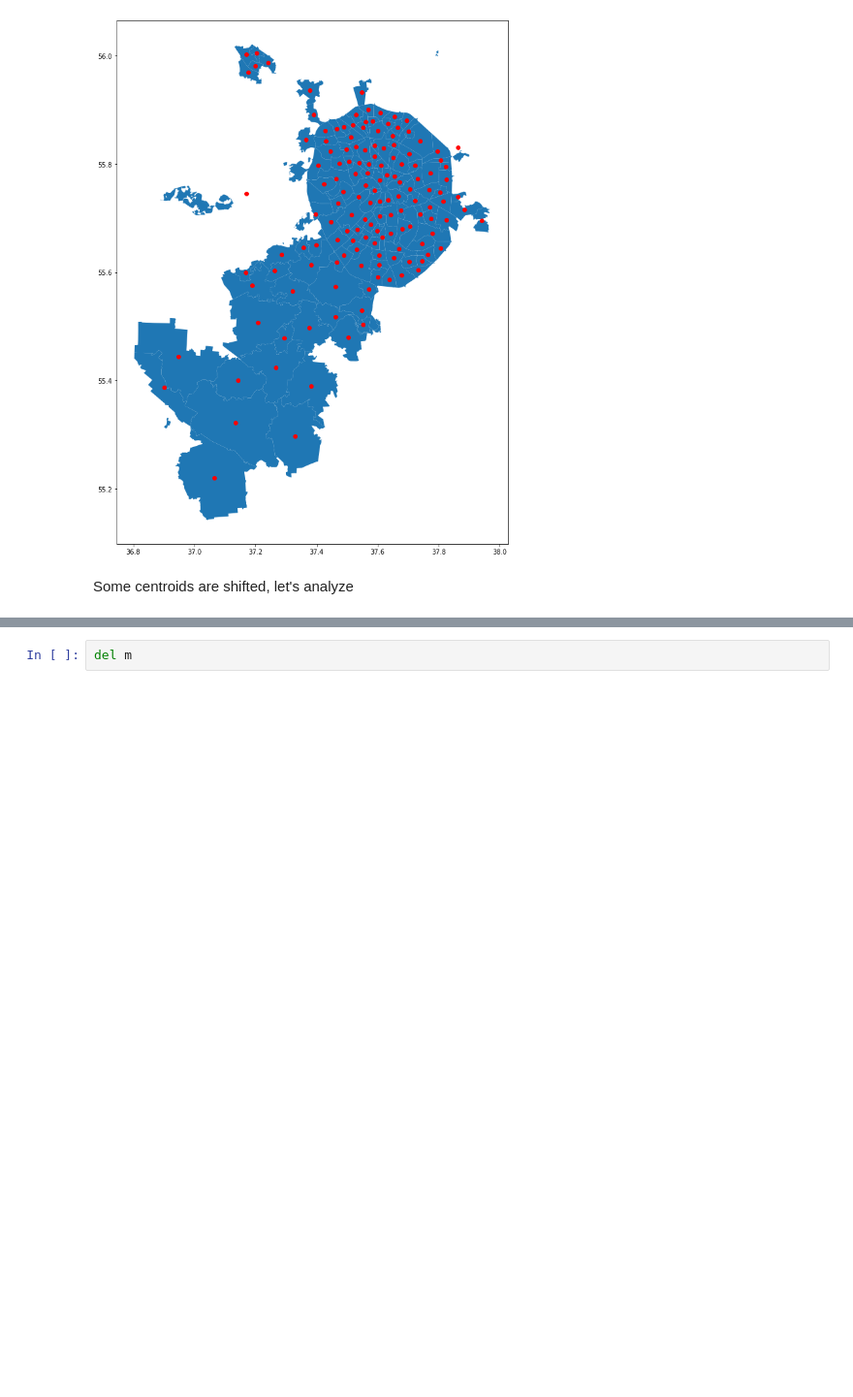
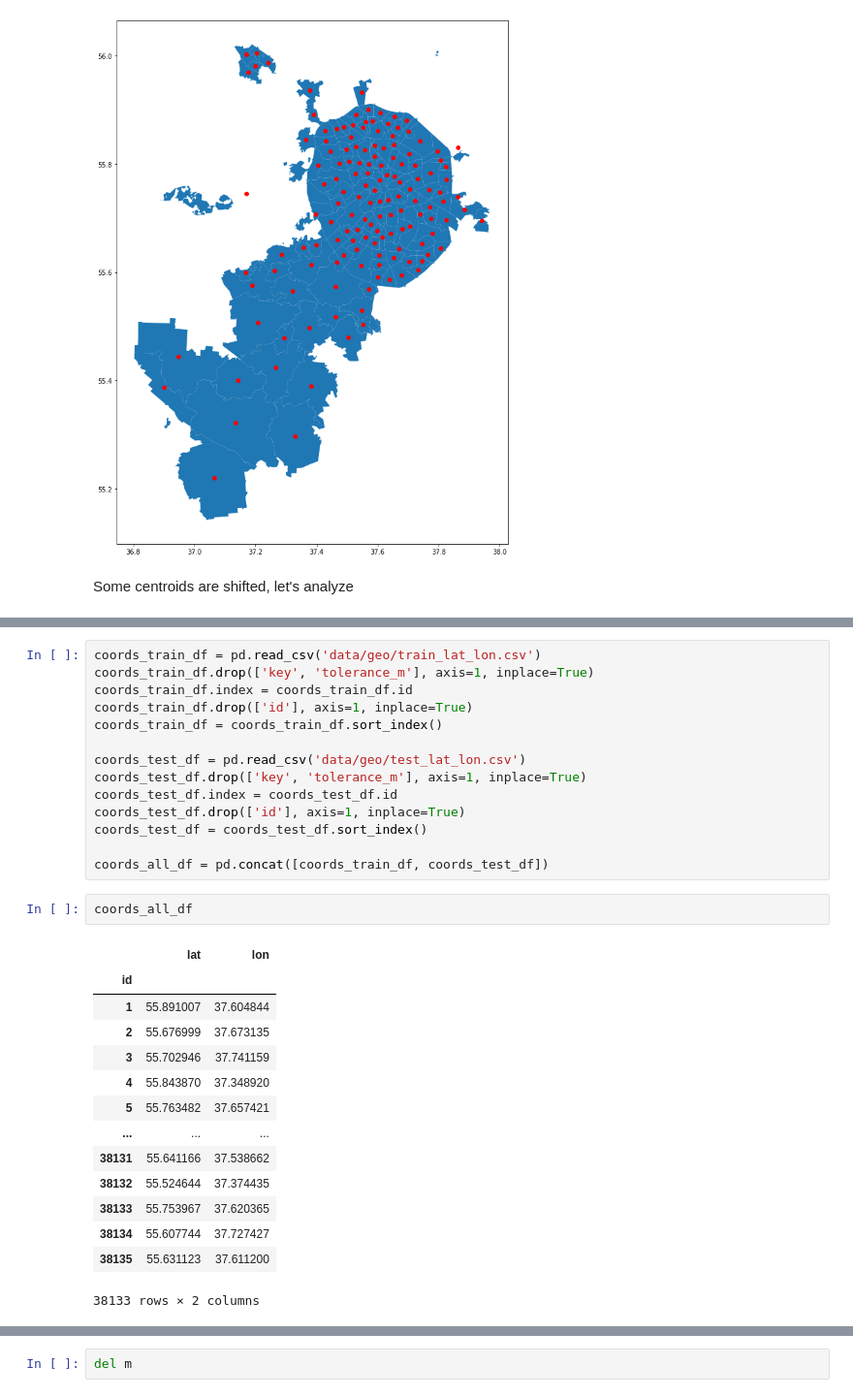
Before and after one commit to STASVLAD/Kaggle-contest-Sberbank-Russian-Housing-Market, a Jupyter notebook: report.ipynb, the cells around one changed output, grey strips where cells are left out. Shown at 97% size. Saved outputs shown, nothing was run; the diff lists cells and outputs as text; blank space fills up the shorter version.

```diff
--- a/report.ipynb
+++ b/report.ipynb
@@ -299,0 +318,31 @@ Some centroids are shifted, let's analyze
+# %%
+coords_train_df = pd.read_csv('data/geo/train_lat_lon.csv')
+coords_train_df.drop(['key', 'tolerance_m'], axis=1, inplace=True)
+coords_train_df.index = coords_train_df.id
+coords_train_df.drop(['id'], axis=1, inplace=True)
+coords_train_df = coords_train_df.sort_index()
+
+coords_test_df = pd.read_csv('data/geo/test_lat_lon.csv')
+coords_test_df.drop(['key', 'tolerance_m'], axis=1, inplace=True)
+coords_test_df.index = coords_test_df.id
+coords_test_df.drop(['id'], axis=1, inplace=True)
+coords_test_df = coords_test_df.sort_index()
+
+coords_all_df = pd.concat([coords_train_df, coords_test_df])
+# %%
+coords_all_df
+# %% [output]
+|  | lat | lon |
+| id |  |  |
+| 1 | 55.891007 | 37.604844 |
+| 2 | 55.676999 | 37.673135 |
+| 3 | 55.702946 | 37.741159 |
+| 4 | 55.843870 | 37.348920 |
+| 5 | 55.763482 | 37.657421 |
+| ... | ... | ... |
+| 38131 | 55.641166 | 37.538662 |
+| 38132 | 55.524644 | 37.374435 |
+| 38133 | 55.753967 | 37.620365 |
+| 38134 | 55.607744 | 37.727427 |
+| 38135 | 55.631123 | 37.611200 |
+38133 rows × 2 columns
```
Also changed, not shown: parts of 3 cells of this notebook, 26 other files.
